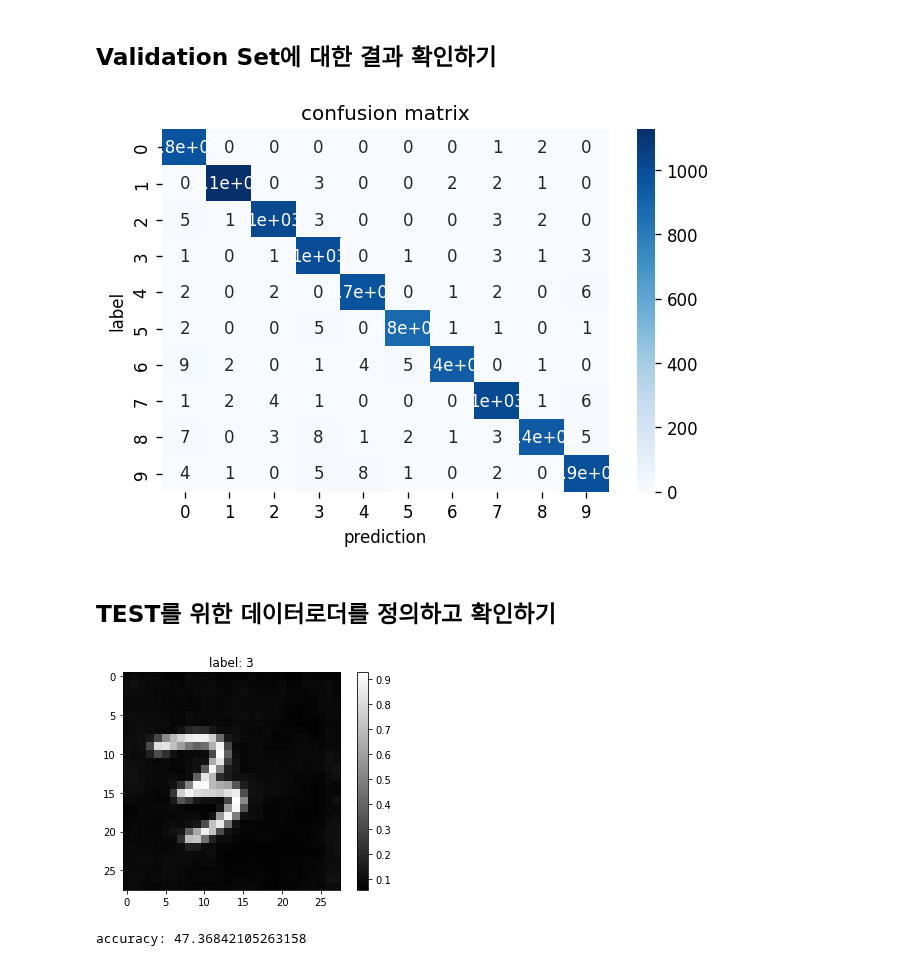
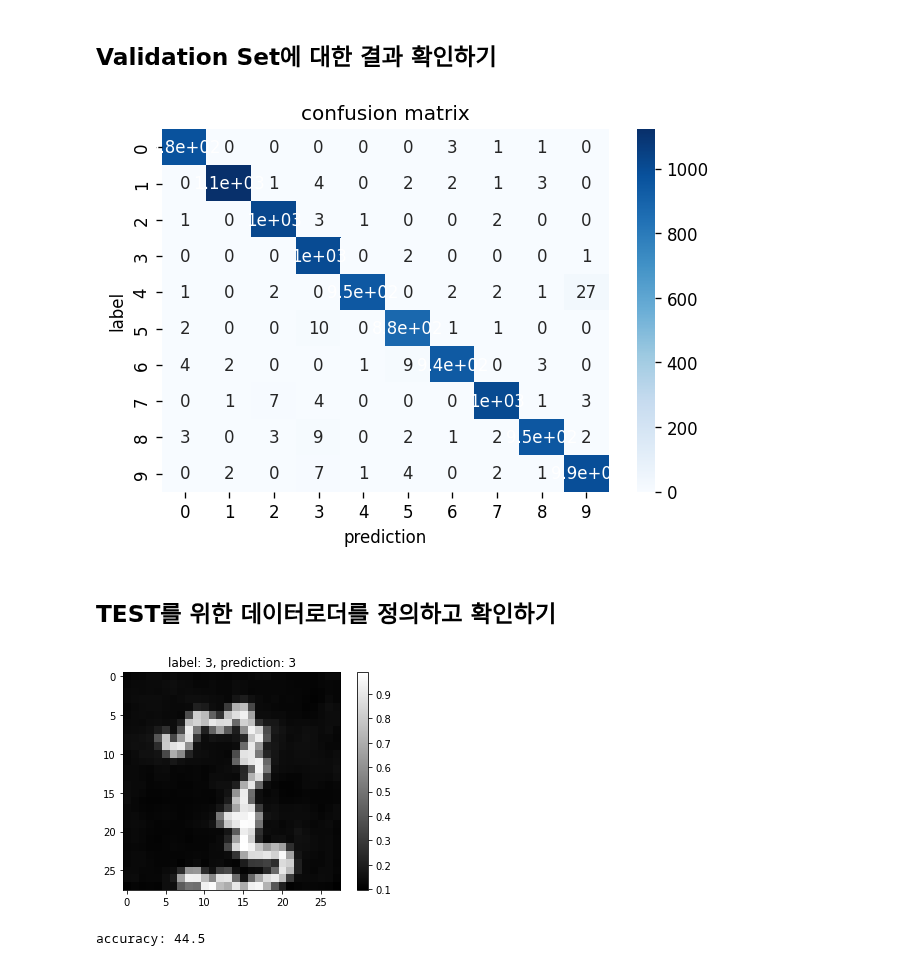
Before and after one commit to hufsaim/T10306201, a Jupyter notebook: notebook_2022/Lab06.ipynb, the cells around one changed output. Cells and saved outputs as stored; diff of their text form; code cells hidden in the pictures.

```diff
--- a/notebook_2022/Lab06.ipynb
+++ b/notebook_2022/Lab06.ipynb
@@ -219,5 +251,5 @@ y_hat_all = torch.cat(y_hat_all,dim=0)
 # %%
-cf = confusion_matrix(y_all.numpy(),y_hat_all.numpy())
+cf = confusion_matrix(y_all.numpy(),y_hat_all.cpu().numpy())
 plt.figure(dpi=120)
 sns.heatmap(cf,annot=True,cmap='Blues')
 plt.title('confusion matrix')
@@ -225,7 +257,7 @@ plt.ylabel('label')
 plt.xlabel('prediction')
 plt.show()
 # %% [output]
-[figure, old version]
+[figure, new version]
 # %% [markdown]
 ## TEST를 위한 데이터로더를 정의하고 확인하기
 # %%
@@ -236,16 +268,20 @@ transform_test = transforms.Compose(
         transforms.ToTensor()
     ])
 # %%
-path_test = '/content/drive/MyDrive/data/hufs_mnist_png/testing1' # replace with your path
+path_test = '/content/drive/MyDrive/data/hufs_mnist_png/testing2' # replace with your path
 data_test = ImageFolder(root=path_test,transform=transform_test)
 # %%
 n=72
-plt.imshow(data_test[n][0][0],cmap='gray')
-plt.title(f'label: {data_test[n][1]}')
+X = data_test[n][0].unsqueeze(0)
+y = data_test[n][1]
+y_hat = net(X.to(device))
+y_hat = y_hat.argmax(dim=1)
+plt.imshow(X[0,0],cmap='gray')
+plt.title(f'label: {y}, prediction: {y_hat.cpu().numpy()[0]}')
 plt.colorbar()
 plt.show()
 # %% [output]
-[figure, old version]
+[figure, new version]
 # %%
 #len(data_test)
 results = np.zeros((2,len(data_test)))
@@ -273,7 +309,7 @@ for n in range(len(data_test)):
 acc = 100*(len(data_test)-num_incorrect)/len(data_test)
 print(f'accuracy: {acc}')
 # %% [output]
-accuracy: 47.36842105263158
+accuracy: 44.5
 # %%
 cf = confusion_matrix(results[0,:],results[1,:])
 plt.figure(dpi=120)
```
Also changed, not shown: parts of 8 cells of this notebook.
